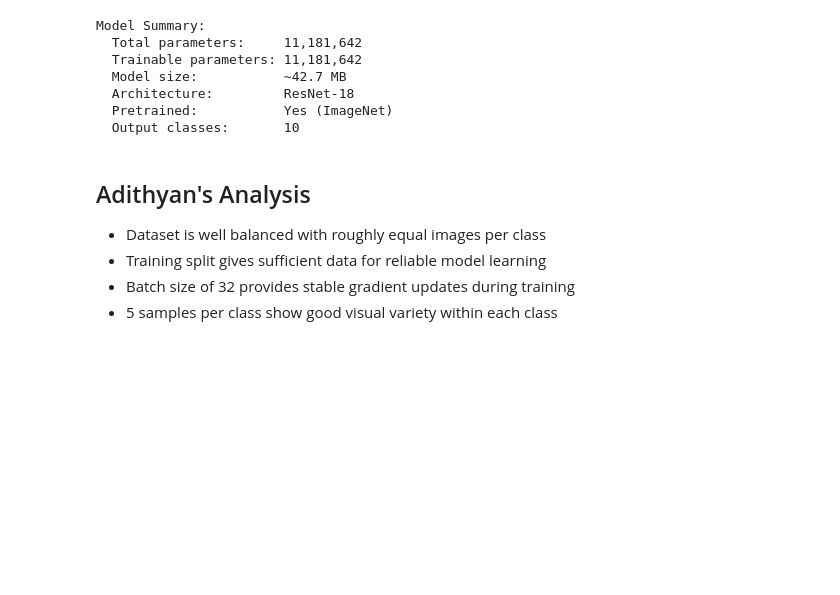
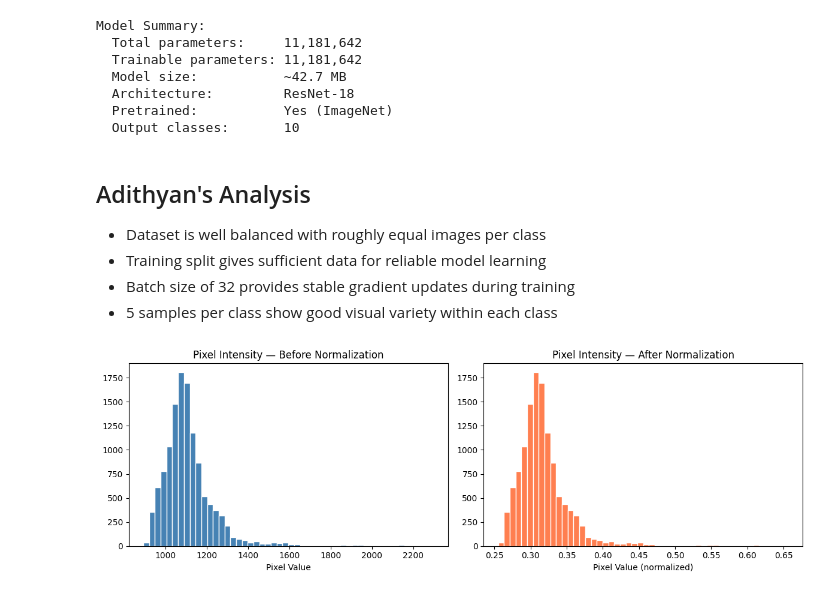
Before and after one commit to fidalgovind/satellite-scene-classification, a Jupyter notebook: satellite_classification.ipynb, the cells around one changed output. Cells and saved outputs as stored; diff of their text form; code cells hidden in the pictures; blank space fills up the shorter version.

Commit message:
Add normalization analysis and EDA observations by Archana

```diff
--- a/satellite_classification.ipynb
+++ b/satellite_classification.ipynb
@@ -802,3 +802,22 @@ Model Summary:
 - Training split gives sufficient data for reliable model learning
 - Batch size of 32 provides stable gradient updates during training
 - 5 samples per class show good visual variety within each class
+# %%
+# Archana — Normalization effect
+sample_raw = dataset[0]['image'][[3,2,1]].numpy().flatten()
+sample_norm = (dataset[0]['image'][[3,2,1]].float() / 3500.0).numpy().flatten()
+
+fig, axes = plt.subplots(1, 2, figsize=(12, 4))
+axes[0].hist(sample_raw, bins=50, color='steelblue', edgecolor='white')
+axes[0].set_title('Pixel Intensity — Before Normalization')
+axes[0].set_xlabel('Pixel Value')
+
+axes[1].hist(sample_norm, bins=50, color='coral', edgecolor='white')
+axes[1].set_title('Pixel Intensity — After Normalization')
+axes[1].set_xlabel('Pixel Value (normalized)')
+
+plt.tight_layout()
+plt.savefig('normalization_effect.png', dpi=150)
+plt.show()
+# %% [output]
+[figure, added]
```
Also changed, not shown: parts of 11 cells of this notebook.
